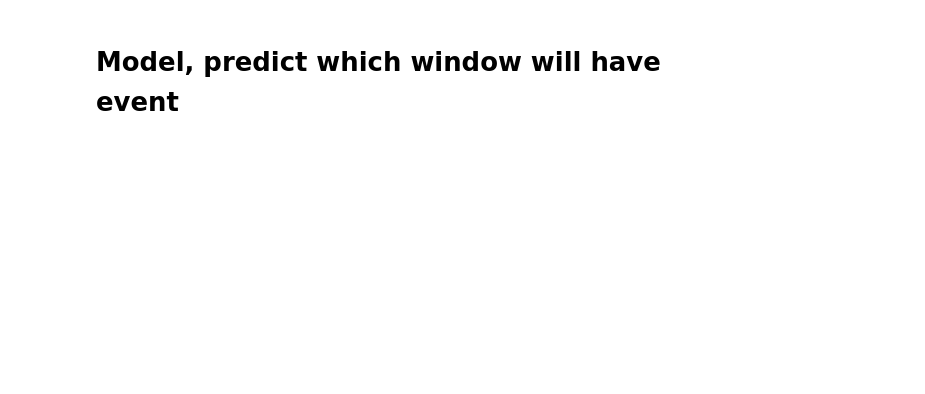
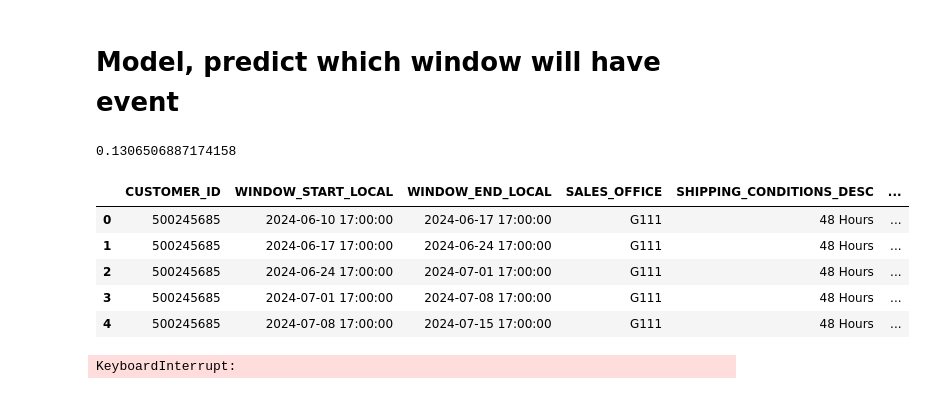
Before and after one commit to Hungagainagainagain/Swire-Cocacola-Capstone, a Jupyter notebook: modeling_new_logic.ipynb, the cells around one changed output. Cells and saved outputs as stored; diff of their text form; code cells hidden in the pictures; blank space fills up the shorter version.

```diff
--- a/modeling_new_logic.ipynb
+++ b/modeling_new_logic.ipynb
@@ -155,11 +155,11 @@ windows_with_ga = pd.merge(
 
 
 windows_with_ga["WINDOW_START_LOCAL"] = pd.to_datetime(
-    windows_with_ga["ANCHOR_DATE"].dt.strftime("%Y-%m-%d") + " " + cutoff,   #CUTOFFTIME__C	?
+    windows_with_ga["ANCHOR_DATE"].dt.strftime("%Y-%m-%d") + " " + windows_with_ga['CUTOFFTIME__C'],   #CUTOFFTIME__C	?
     errors="coerce"
 )
 windows_with_ga["WINDOW_END_LOCAL"] = pd.to_datetime(
-    windows_with_ga["NEXT_ANCHOR_SAME_WD"].dt.strftime("%Y-%m-%d") + " " + cutoff,
+    windows_with_ga["NEXT_ANCHOR_SAME_WD"].dt.strftime("%Y-%m-%d") + " " + windows_with_ga['CUTOFFTIME__C'],
     errors="coerce"
 )
 
@@ -232,3 +232,61 @@ windows_with_ga_1[windows_with_ga_1['CUSTOMER_ID'] == 501508595]
 | 92627 | 501508595 | 2025-05-21 16:00:00 | 2025-05-28 16:00:00 | G237 | 48 Hours | ... |
 # %% [markdown]
 # Model, predict which window will have event
+# %%
+# Window cart activity rate
+(windows_with_ga_1['add_to_cart_count'] > 0).mean()
+# %% [output]
+0.1306506887174158
+# %%
+# Data prep (drop everything except add_to_cart_count for now)
+windows_ga_activity = windows_with_ga_1.drop(
+    columns=['remove_from_cart_count', 'purchase_count', 'has_any_event',
+             'first_event_time', 'last_event_time']
+)
+
+# Create flag, then drop original column
+windows_ga_activity['flag_add_to_cart'] = (windows_ga_activity['add_to_cart_count'] > 0).astype(int)
+windows_ga_activity.drop(columns='add_to_cart_count', inplace=True)
+# %%
+windows_ga_activity.head()
+# %% [output]
+|  | CUSTOMER_ID | WINDOW_START_LOCAL | WINDOW_END_LOCAL | SALES_OFFICE | SHIPPING_CONDITIONS_DESC | ... |
+| 0 | 500245685 | 2024-06-10 17:00:00 | 2024-06-17 17:00:00 | G111 | 48 Hours | ... |
+| 1 | 500245685 | 2024-06-17 17:00:00 | 2024-06-24 17:00:00 | G111 | 48 Hours | ... |
+| 2 | 500245685 | 2024-06-24 17:00:00 | 2024-07-01 17:00:00 | G111 | 48 Hours | ... |
+| 3 | 500245685 | 2024-07-01 17:00:00 | 2024-07-08 17:00:00 | G111 | 48 Hours | ... |
+| 4 | 500245685 | 2024-07-08 17:00:00 | 2024-07-15 17:00:00 | G111 | 48 Hours | ... |
+# %%
+# pip install imbalanced-learn
+from imblearn.pipeline import Pipeline as ImbPipeline
+from imblearn.over_sampling import SMOTE
+from imblearn.under_sampling import RandomUnderSampler
+from sklearn.metrics import roc_auc_score, average_precision_score, brier_score_loss, accuracy_score
+
+
+resampler = SMOTE(k_neighbors=5, random_state=42)  # or RandomUnderSampler(0.5, random_state=42)
+
+imb_pipe = ImbPipeline([
+    ("prep", preproc),
+    ("resample", resampler),
+    ("gbt", gbt)
+])
+
+metrics = []
+for train_idx, test_idx in gkf.split(X, y, groups=groups):
+    X_tr = X.iloc[train_idx]; y_tr = y[train_idx]
+    X_te = X.iloc[test_idx];  y_te = y[test_idx]
+
+    imb_pipe.fit(X_tr, y_tr)   # resampling happens only on the training fold
+    p = imb_pipe.predict_proba(X_te)[:, 1]
+
+    metrics.append({
+        "roc_auc": roc_auc_score(y_te, p),
+        "pr_auc":  average_precision_score(y_te, p),
+        "brier":   brier_score_loss(y_te, p, pos_label=1),
+        "acc":     accuracy_score(y_te, (p>=0.5).astype(int))
+    })
+
+pd.DataFrame(metrics).mean().round(4)
+# %% [output]
+KeyboardInterrupt:
```
